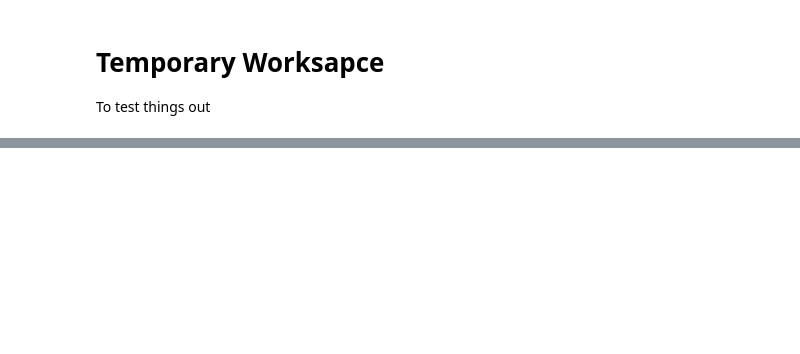
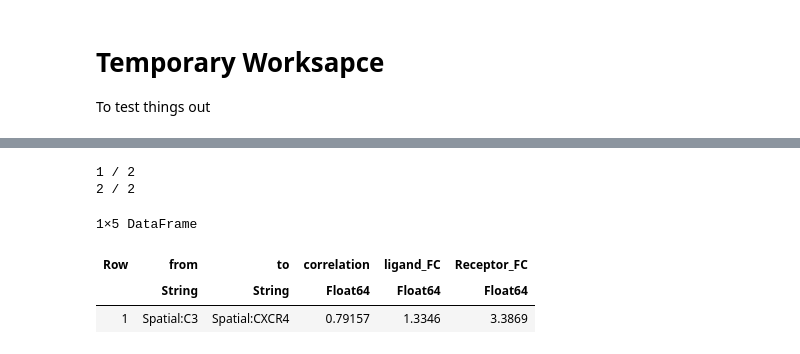
Before and after one commit to aadimator/ISCHIA.jl, a Jupyter notebook: src/temp.ipynb, the cells around one changed output, grey strips where cells are left out. Cells and saved outputs as stored; diff of their text form; code cells hidden in the pictures; blank space fills up the shorter version.

```diff
--- a/src/temp.ipynb
+++ b/src/temp.ipynb
@@ -49,0 +551,64 @@ first(lr_network, 5)
+# %%
+# pair = "C3_CXCR4"
+# pair_count = 0
+# pair_count += 1
+
+# println("$pair_count / $(length(common_pairs))")
+# LR_pair_words = split(pair, "_")
+# LR_pair_ligand = "Spatial:" * LR_pair_words[1]
+# LR_pair_Receptor = "Spatial:" * LR_pair_words[2]
+
+# ligand_exp_COI_mean = mean(spatial_object[COI_spots, LR_pair_ligand].X)
+# ligand_exp_otherspots_mean = mean(spatial_object[rest_of_spots, LR_pair_ligand].X)
+# ligand_FC = round(ligand_exp_COI_mean / ligand_exp_otherspots_mean, digits=4)
+
+# Receptor_exp_COI_mean = mean(spatial_object[COI_spots, LR_pair_Receptor].X)
+# Receptor_exp_otherspots_mean = mean(spatial_object[rest_of_spots, LR_pair_Receptor].X)
+# Receptor_FC = round(Receptor_exp_COI_mean / Receptor_exp_otherspots_mean, digits=4)
+
+# pair_p_gt = cooccur_res_df[(cooccur_res_df.pair12 .== pair) .| (cooccur_res_df.pair21 .== pair), :p_gt][1]
+# ligand_index = findfirst(==(LR_pair_ligand), COI_cors_adata.var_names)
+# receptor_index = findfirst(==(LR_pair_Receptor), COI_cors_adata.var_names)
+
+# if pair_p_gt < 0.05 && COI_cors[ligand_index, receptor_index] > corr_threshold
+#     added_row = DataFrame(from=[LR_pair_ligand], to=[LR_pair_Receptor], correlation=[COI_cors[ligand_index, receptor_index]], ligand_FC=[ligand_FC], Receptor_FC=[Receptor_FC])
+#     append!(COI_enriched_LRs, added_row)
+# end
+
+COI_enriched_LRs = DataFrame(from=String[], to=String[], correlation=Float64[], ligand_FC=Float64[], Receptor_FC=Float64[])
+
+pair_count = 0
+for pair in common_pairs
+    pair_count += 1
+    println("$pair_count / $(length(common_pairs))")
+    LR_pair_words = split(pair, "_")
+    LR_pair_ligand = "Spatial:" * LR_pair_words[1]
+    LR_pair_Receptor = "Spatial:" * LR_pair_words[2]
+
+    ligand_exp_COI_mean = mean(spatial_object[COI_spots, LR_pair_ligand].X)
+    ligand_exp_otherspots_mean = mean(spatial_object[rest_of_spots, LR_pair_ligand].X)
+    ligand_FC = round(ligand_exp_COI_mean / ligand_exp_otherspots_mean, digits=4)
+
+    Receptor_exp_COI_mean = mean(spatial_object[COI_spots, LR_pair_Receptor].X)
+    Receptor_exp_otherspots_mean = mean(spatial_object[rest_of_spots, LR_pair_Receptor].X)
+    Receptor_FC = round(Receptor_exp_COI_mean / Receptor_exp_otherspots_mean, digits=4)
+
+    pair_p_gt = cooccur_res_df[(cooccur_res_df.pair12 .== pair) .| (cooccur_res_df.pair21 .== pair), :p_gt][1]
+    ligand_index = findfirst(==(LR_pair_ligand), COI_cors_adata.var_names)
+    receptor_index = findfirst(==(LR_pair_Receptor), COI_cors_adata.var_names)
+
+    if pair_p_gt < 0.05 && COI_cors[ligand_index, receptor_index] > corr_threshold
+        added_row = DataFrame(from=[LR_pair_ligand], to=[LR_pair_Receptor], correlation=[COI_cors[ligand_index, receptor_index]], ligand_FC=[ligand_FC], Receptor_FC=[Receptor_FC])
+        append!(COI_enriched_LRs, added_row)
+    end
+end
+# %% [output]
+1 / 2
+2 / 2
+# %%
+COI_enriched_LRs
+# %% [output]
+1×5 DataFrame
+| Row | from | to | correlation | ligand_FC | Receptor_FC |
+|  | String | String | Float64 | Float64 | Float64 |
+| 1 | Spatial:C3 | Spatial:CXCR4 | 0.79157 | 1.3346 | 3.3869 |
```
Also changed, not shown: parts of 31 cells of this notebook, 3 other files.
